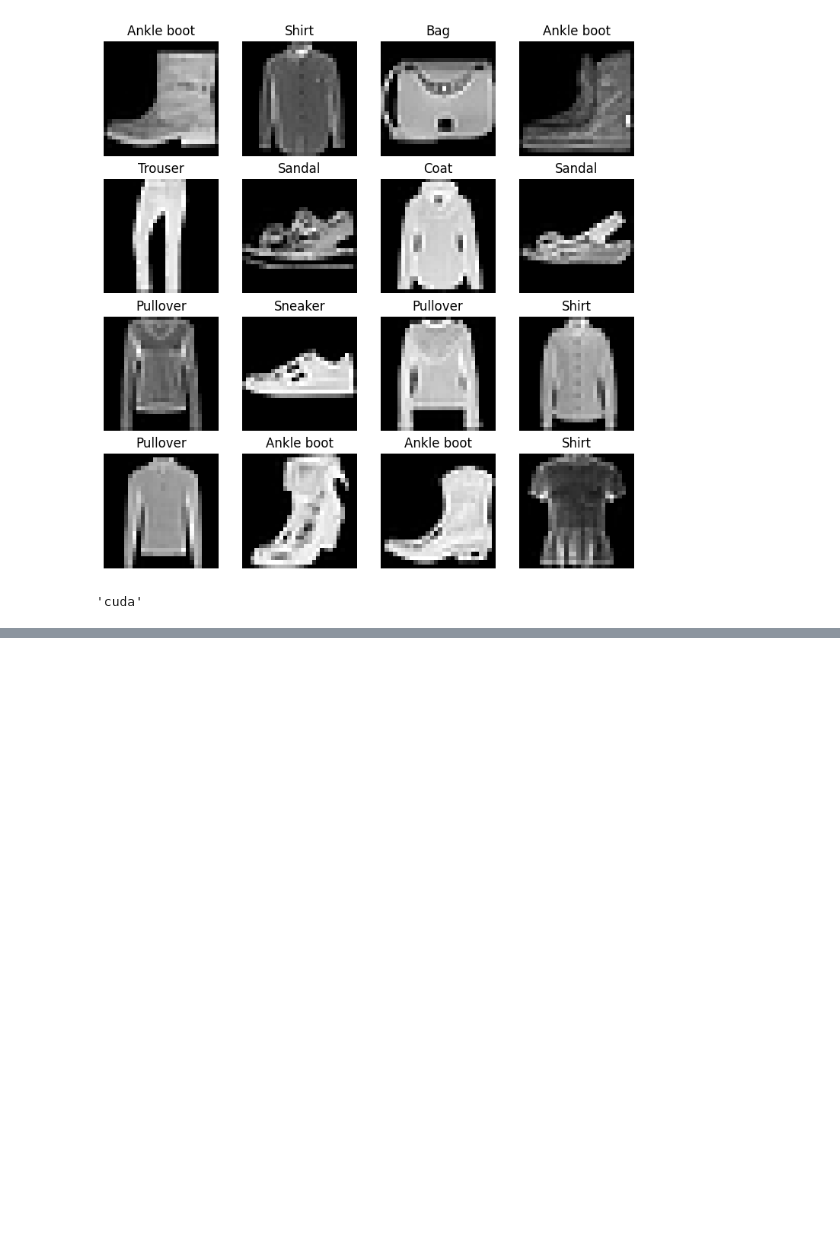
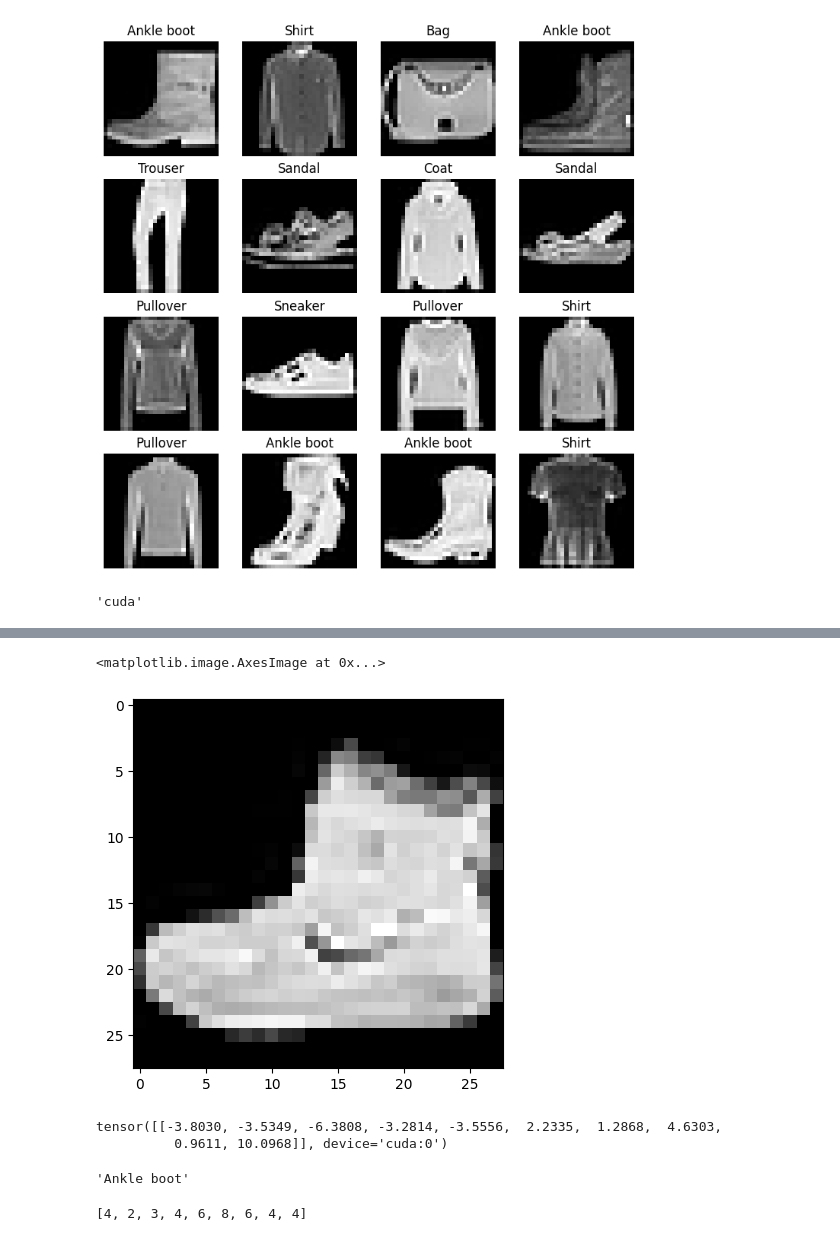
Before and after one commit to taslimmuhammed/pytorch, a Jupyter notebook: pytorch_computer_vision.ipynb, the cells around one changed output, grey strips where cells are left out. Cells and saved outputs as stored; diff of their text form; code cells hidden in the pictures; blank space fills up the shorter version.

```diff
--- a/pytorch_computer_vision.ipynb
+++ b/pytorch_computer_vision.ipynb
@@ -109,0 +258,28 @@ SyntaxError: expected ':' (<ipython-input-9-57df74d2aa3b>, line 7)
+# %%
+plt.imshow(image.squeeze(), cmap="gray")
+# %% [output]
+<matplotlib.image.AxesImage at 0x...>
+[figure, added]
+# %%
+with torch.inference_mode():
+  logits = model_1(image.unsqueeze(dim=0).to(device))
+logits
+# %% [output]
+tensor([[-3.8030, -3.5349, -6.3808, -3.2814, -3.5556,  2.2335,  1.2868,  4.6303,
+          0.9611, 10.0968]], device='cuda:0')
+# %%
+classes[torch.argmax(logits)]
+# %% [output]
+'Ankle boot'
+# %%
+import random
+
+test_sample = []
+test_label = []
+for img,label in random.sample(list(test_data),k=9):
+  test_sample.append(img)
+  test_label.append(label)
+
+test_label
+# %% [output]
+[4, 2, 3, 4, 6, 8, 6, 4, 4]
```
Also changed, not shown: parts of 12 cells of this notebook.
